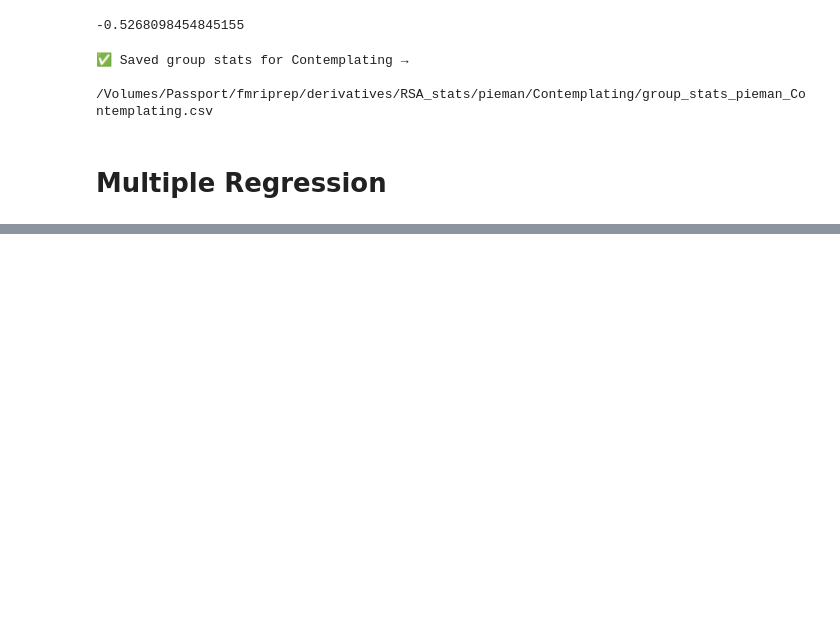
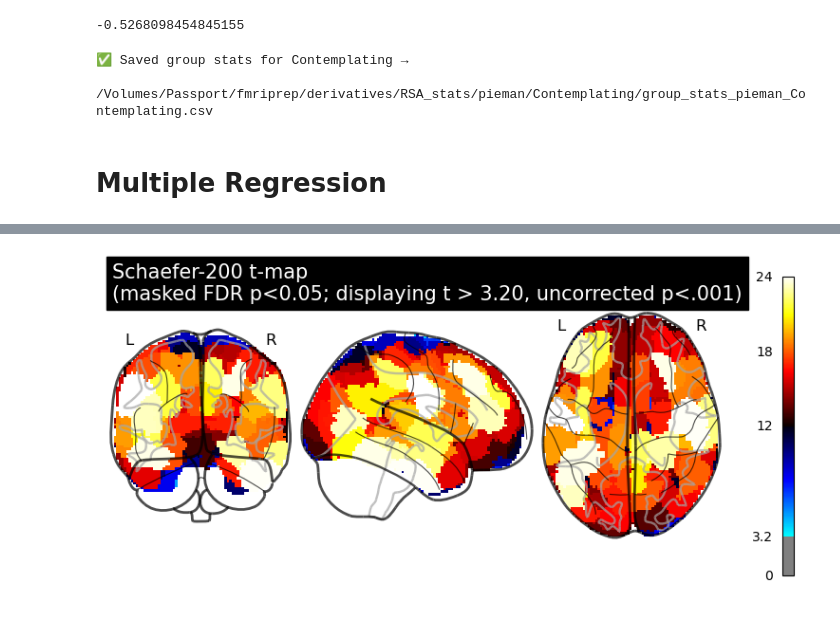
Before and after one commit to wfisher211/narrative-topic-rsa, a Jupyter notebook: PieMan_analysis/Full_Parcel_OLS_Mult_Reg.ipynb, the cells around one changed output, grey strips where cells are left out. Drawn from its saved outputs; the diff is of its cells as text; code cells hidden in the pictures; blank space fills up the shorter version.

```diff
--- a/PieMan_analysis/Full_Parcel_OLS_Mult_Reg.ipynb
+++ b/PieMan_analysis/Full_Parcel_OLS_Mult_Reg.ipynb
@@ -454,0 +520,21 @@ print(f"✅ Saved group‐level F‐test results → {out_group}")
+# %%
+# — compute one‐sided p<.001 threshold for display —
+# df = (# of subject‐run units) – 1
+n_units = all_f["unit"].nunique()
+df      = n_units - 1
+tcrit = stats.t.ppf(1 - 0.001, df) # ~3.30 for df≈74
+
+#  Plot with only t > tcrit (unc. p<.001), but note it’s still FDR‐masked
+plotting.plot_glass_brain(
+    out_nii,
+    threshold=tcrit,
+    cmap="cold_hot",
+    colorbar=True,
+    title=(
+      f"Schaefer-{n_rois} t-map\n"
+      f"(masked FDR p<{fdr_alpha:.2f}; displaying t > {tcrit:.2f}, uncorrected p<.001)"
+    )
+)
+plotting.show()
+# %% [output]
+[figure, added]
```
Also changed, not shown: parts of 7 cells of this notebook, 2 other files.
